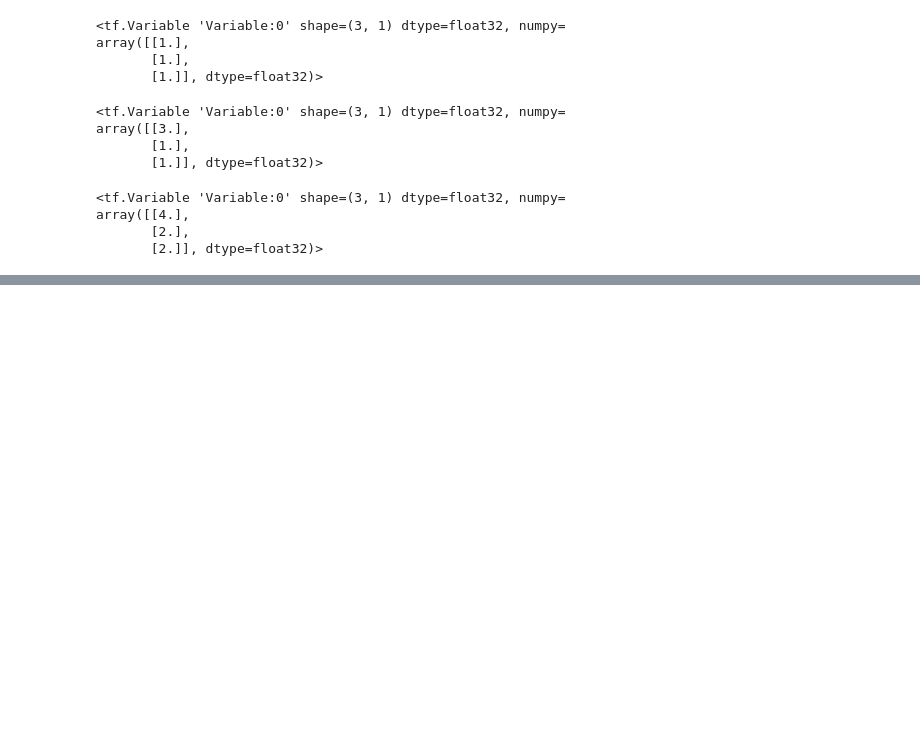
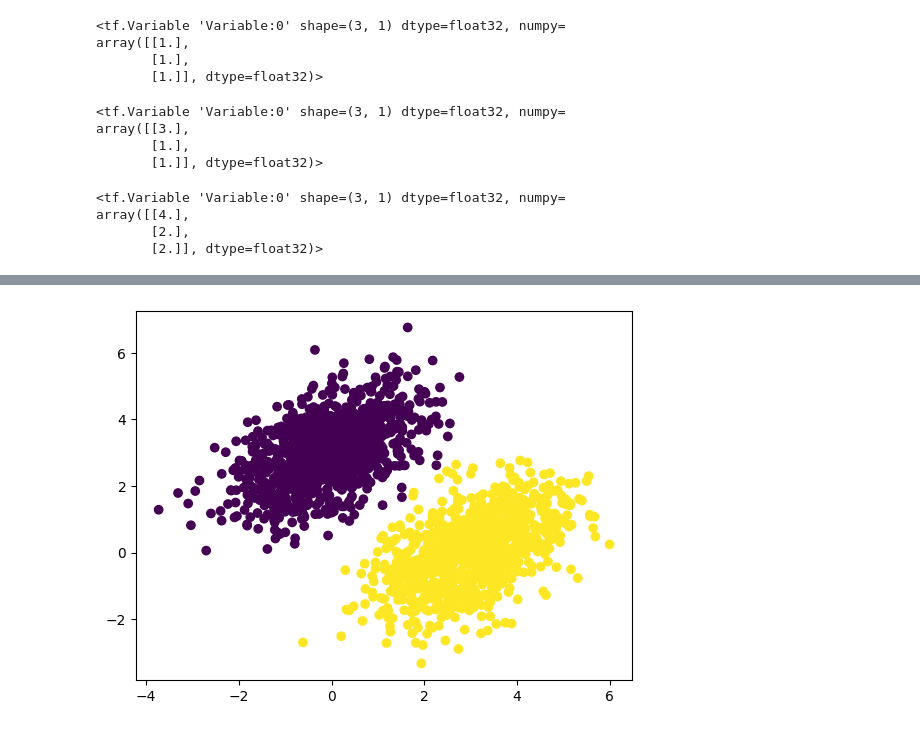
Before and after one commit to will-j-c/deep_learning_in_python, a Jupyter notebook: chapter_3.ipynb, the cells around one changed output, grey strips where cells are left out. Cells and saved outputs as stored; diff of their text form; code cells hidden in the pictures; blank space fills up the shorter version.

```diff
--- a/chapter_3.ipynb
+++ b/chapter_3.ipynb
@@ -85,0 +178,6 @@ array([[4.],
+# %%
+# 3.18 hte forward pass function
+def model(inputs):
+    return tf.matmul(inputs, W) + b
+
+# Note that the model prediction is W_1 * x + W_2*y + b
@@ -85,0 +227,7 @@ array([[4.],
+# %%
+predictions = model(inputs)
+# Classified as 1 if above 0.5 and 0 if below
+plt.scatter(inputs[:, 0], inputs[:, 1], c=predictions[:, 0] > 0.5)
+plt.show()
+# %% [output]
+[figure, added]
```
Also changed, not shown: parts of 20 cells of this notebook, 2 other files.
